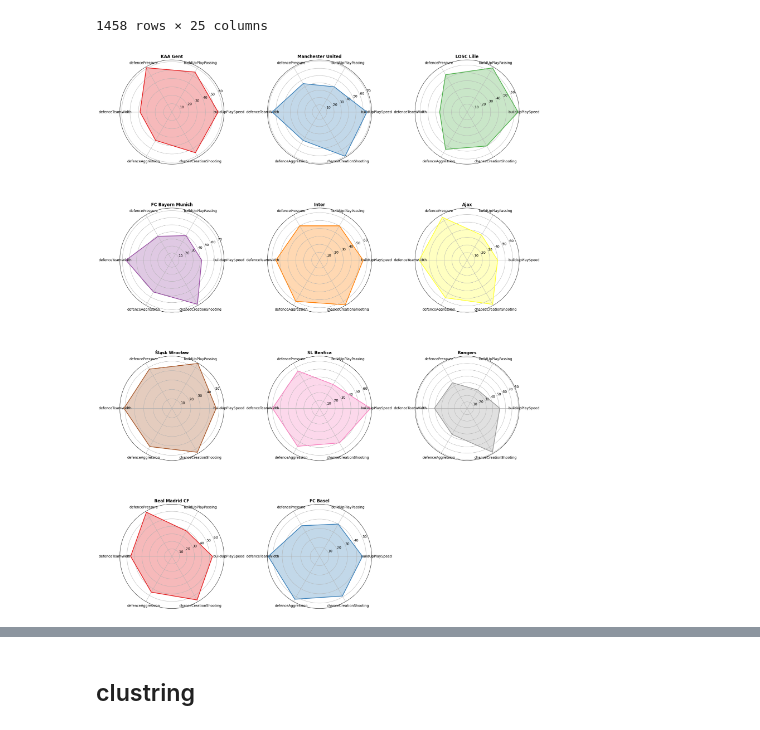
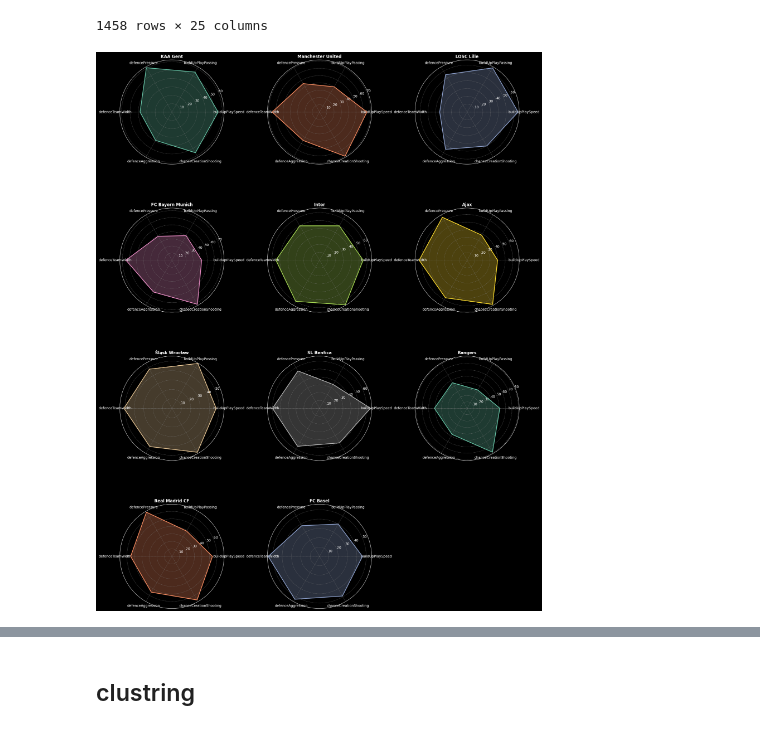
Before and after one commit to rabiizahnoune/Analyse-Mod-lisation-et-Clustering-des-Donn-es-de-Football-Europ-en-avec-le-machine-learning, a Jupyter notebook: ML/ml.ipynb, the cells around one changed output, grey strips where cells are left out. Drawn from its saved outputs; the diff is of its cells as text; code cells hidden in the pictures.

```diff
--- a/ML/ml.ipynb
+++ b/ML/ml.ipynb
@@ -228,7 +240,7 @@ from sklearn.preprocessing import MinMaxScaler, StandardScaler
 # Normalisation Min-Max
 scaler = MinMaxScaler()
 x = player_attribute.copy()
-x = x.drop(columns=['player_api_id','id','player_fifa_api_id','season'])
+x = x.drop(columns=['player_api_id', 'id', 'player_fifa_api_id', 'season'])
 df_normalized = x.copy()
 numerical_columns = df_normalized.select_dtypes(include=['number']).columns
 df_normalized[numerical_columns] = scaler.fit_transform(x[numerical_columns])
@@ -242,14 +254,19 @@ num_rows = (num_cols + 3) // 4
 fig, axes = plt.subplots(num_rows, 4, figsize=(20, num_rows * 5))
 axes = axes.flatten()
 
+# Appliquer le thème sombre
+plt.style.use('dark_background')
+
 colors = ['skyblue', 'lightgreen', 'salmon', 'orange', 'lightcoral', 'gold', 'lightpink', 'lightseagreen']
 
 for idx, col in enumerate(numerical_columns):
     sns.histplot(df_normalized[col], kde=True, ax=axes[idx], bins=30, color=colors[idx % len(colors)])
-    axes[idx].set_title(f'Distribution de {col}', fontsize=14)
-    axes[idx].set_xlabel('Valeur', fontsize=12)
-    axes[idx].set_ylabel('Fréquence', fontsize=12)
+    axes[idx].set_title(f'Distribution de {col}', fontsize=14, color='white')
+    axes[idx].set_xlabel('Valeur', fontsize=12, color='white')
+    axes[idx].set_ylabel('Fréquence', fontsize=12, color='white')
+    axes[idx].tick_params(colors='white')  # Couleur des ticks
 
+# Supprimer les axes inutilisés
 for i in range(len(numerical_columns), len(axes)):
     fig.delaxes(axes[i])
 
@@ -308,10 +358,12 @@ import pandas as pd
 import matplotlib.pyplot as plt
 import seaborn as sns
 
+# Assurez-vous que la colonne 'date' est en format datetime
 team_attribute['date'] = pd.to_datetime(team_attribute['date'])
 
 # Extraction de l'année
 team_attribute['year'] = team_attribute['date'].dt.year
+
 # Exemple de filtrage pour l'année sélectionnée
 selected_year = 2011
 
@@ -340,40 +392,47 @@ num_teams = len(best_teams_per_league)
 num_cols = 3  # Nombre de graphiques par ligne
 num_rows = (num_teams // num_cols) + (1 if num_teams % num_cols != 0 else 0)  # Calculer le nombre de lignes nécessaires
 
-fig, axes = plt.subplots(num_rows, num_cols, figsize=(18, 6 * num_rows), subplot_kw=dict(polar=True))
+fig, axes = plt.subplots(num_rows, num_cols, figsize=(18, 6 * num_rows), subplot_kw=dict(polar=True), facecolor="black")
 
 # Aplatir les axes pour faciliter l'indexation
 axes = axes.flatten()
 
 # Créer une palette de couleurs distinctes pour chaque équipe
-colors = sns.color_palette("Set1", num_teams)
+colors = sns.color_palette("Set2", num_teams)
 
 # Tracer les données pour chaque équipe dans un graphique radar distinct
+# Modifier les éléments spécifiques des radars pour un thème sombre
 for idx, (ax, (team_idx, team_)) in enumerate(zip(axes, best_teams_per_league.iterrows())):
+    ax.set_facecolor("black")  # Fond noir pour le radar
     team_data = team_[categories].values.flatten().tolist()
     team_data += team_data[:1]  # Fermer le cercle
 
     # Tracer le graphique radar pour chaque équipe avec une couleur différente
     ax.plot(angles, team_data, label=team_['team_long_name_y'], linewidth=2, color=colors[idx])
     ax.fill(angles, team_data, alpha=0.3, color=colors[idx])
 
     # Ajouter les étiquettes de catégories
     ax.set_xticks(angles[:-1])
-    ax.set_xticklabels(categories, fontsize=10)
+    ax.set_xticklabels(categories, fontsize=10, color="white")
 
     # Ajouter un titre pour chaque graphique
-    ax.set_title(f'{team_["team_long_name_y"]}', size=12, weight='bold')
+    ax.set_title(f'{team_["team_long_name_y"]}', size=12, weight='bold', color="white")
+
+    # Modifier la couleur des grilles et des axes
+    ax.spines['polar'].set_color("white")
+    ax.tick_params(colors="white")
+    ax.grid(color="gray", linestyle="--", linewidth=0.5)
 
 # Ajuster l'affichage et les espacements
 # Masquer les axes non utilisés si les équipes sont inférieures au nombre total de sous-graphes
 for i in range(num_teams, len(axes)):
     axes[i].axis('off')
 
 # Ajouter une légende globale
 plt.tight_layout()
 plt.show()
 # %% [output]
-[figure, old version]
+[figure, new version]
 # %%
 #Quels sont les matchs avec les scores les plus élevés
 pd.set_option('display.max_columns', None)
```
Also changed, not shown: parts of 56 cells of this notebook, 5 other files.
